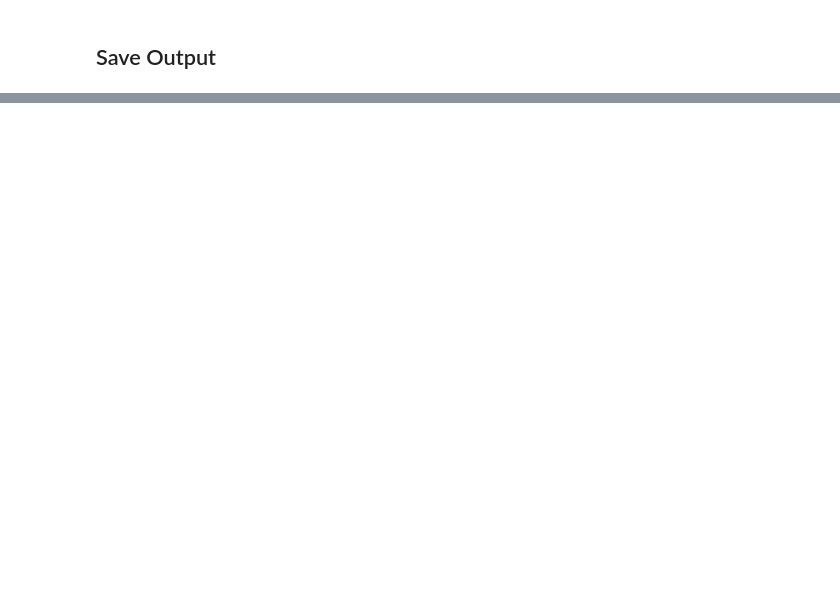
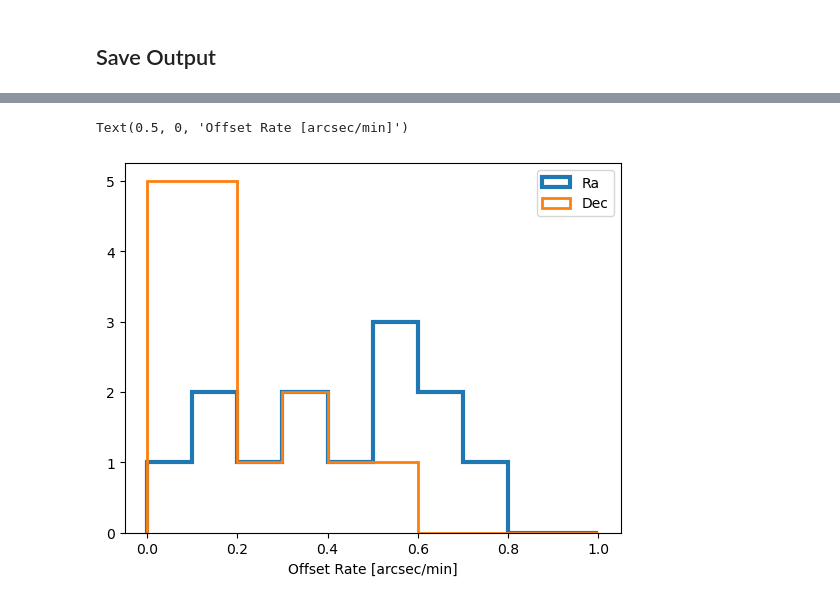
Before and after one commit to estevesjh/ComScratchStuff, a Jupyter notebook: starTracker/slewSettleTests/LVV-T2732_analysis_repeatability_9thMarch2023.ipynb, the cells around one changed output, grey strips where cells are left out. Drawn from its saved outputs; the diff is of its cells as text; code cells hidden in the pictures; blank space fills up the shorter version.

```diff
--- a/starTracker/slewSettleTests/LVV-T2732_analysis_repeatability_9thMarch2023.ipynb
+++ b/starTracker/slewSettleTests/LVV-T2732_analysis_repeatability_9thMarch2023.ipynb
@@ -330,0 +417,29 @@ out.to_csv('tmp/repeatability_%s.csv'%today)
+# %%
+from scipy.optimize import curve_fit
+def linear(x,a,b):
+    return a+b*x
+
+def get_slope(x,y, niter=3):
+    isnan = np.isnan(y)
+    coefs, cov = curve_fit(linear, x[~isnan], y[~isnan])
+    return coefs
+# %%
+groups = data['snakes'].to_numpy()
+keys = [np.where(groups==gi)[0] for gi in np.unique(groups)]
+
+rate1, rate2 = [], []
+for ix in keys:
+    rate1.append(get_slope(dT[ix], res_ra[ix]))
+    rate2.append(get_slope(dT[ix], res_dec[ix]))
+rate1 = np.array(rate1)
+rate2 = np.array(rate2)
+# %%
+mybins = np.arange(0., 1.1, 0.1)
+plt.hist(60*np.abs(rate1)[:,1], bins=mybins, label='Ra', histtype='step', lw=3)
+plt.hist(60*np.abs(rate2)[:,1], bins=mybins, label='Dec', histtype='step', lw=2)
+# plt.hist(60*coefs[:,2], bins=mybins, label='Norm', histtype='step', lw=3)
+plt.legend()
+plt.xlabel('Offset Rate [arcsec/min]')
+# %% [output]
+Text(0.5, 0, 'Offset Rate [arcsec/min]')
+[figure, added]
```
Also changed, not shown: parts of 23 cells of this notebook, 16 other files.
